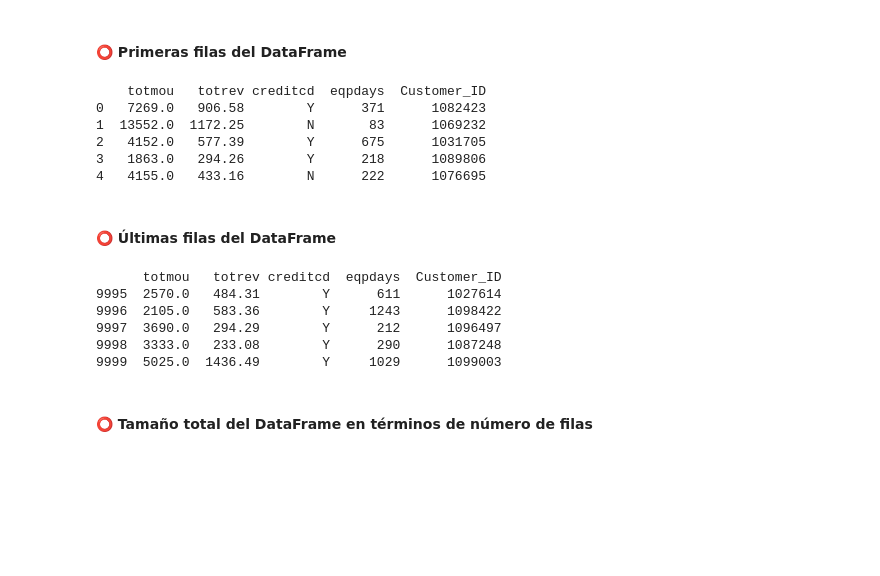
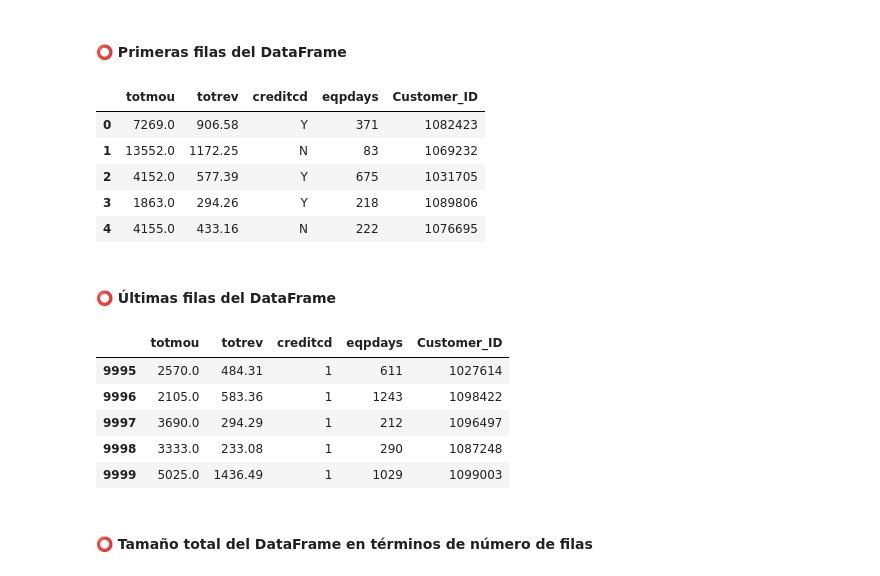
Before and after one commit to Jiliar/machine-learning-specialization, a Jupyter notebook: machine_learning/Cuadernos/Relación Minutos.ipynb, the cells around one changed output. Drawn from its saved outputs; the diff is of its cells as text; code cells hidden in the pictures; blank space fills up the shorter version.

```diff
--- a/machine_learning/Cuadernos/Relación Minutos.ipynb
+++ b/machine_learning/Cuadernos/Relación Minutos.ipynb
@@ -111,26 +109,26 @@ print(df.shape)
 #### **⭕️ Primeras filas del DataFrame**
 # %%
 # Primeros registros
-print(df.head())
+df.head()
 # %% [output]
-    totmou   totrev creditcd  eqpdays  Customer_ID
-0   7269.0   906.58        Y      371      1082423
-1  13552.0  1172.25        N       83      1069232
-2   4152.0   577.39        Y      675      1031705
-3   1863.0   294.26        Y      218      1089806
-4   4155.0   433.16        N      222      1076695
+|  | totmou | totrev | creditcd | eqpdays | Customer_ID |
+| 0 | 7269.0 | 906.58 | Y | 371 | 1082423 |
+| 1 | 13552.0 | 1172.25 | N | 83 | 1069232 |
+| 2 | 4152.0 | 577.39 | Y | 675 | 1031705 |
+| 3 | 1863.0 | 294.26 | Y | 218 | 1089806 |
+| 4 | 4155.0 | 433.16 | N | 222 | 1076695 |
 # %% [markdown]
 #### **⭕️ Últimas filas del DataFrame**
 # %%
 # ultimos registros
-print(df.tail())
+df.tail()
 # %% [output]
-      totmou   totrev creditcd  eqpdays  Customer_ID
-9995  2570.0   484.31        Y      611      1027614
-9996  2105.0   583.36        Y     1243      1098422
-9997  3690.0   294.29        Y      212      1096497
-9998  3333.0   233.08        Y      290      1087248
-9999  5025.0  1436.49        Y     1029      1099003
+|  | totmou | totrev | creditcd | eqpdays | Customer_ID |
+| 9995 | 2570.0 | 484.31 | 1 | 611 | 1027614 |
+| 9996 | 2105.0 | 583.36 | 1 | 1243 | 1098422 |
+| 9997 | 3690.0 | 294.29 | 1 | 212 | 1096497 |
+| 9998 | 3333.0 | 233.08 | 1 | 290 | 1087248 |
+| 9999 | 5025.0 | 1436.49 | 1 | 1029 | 1099003 |
 # %% [markdown]
 #### **⭕️ Tamaño total del DataFrame en términos de número de filas**
 # %%
```
Also changed, not shown: parts of 10 cells of this notebook, 2 other files.
